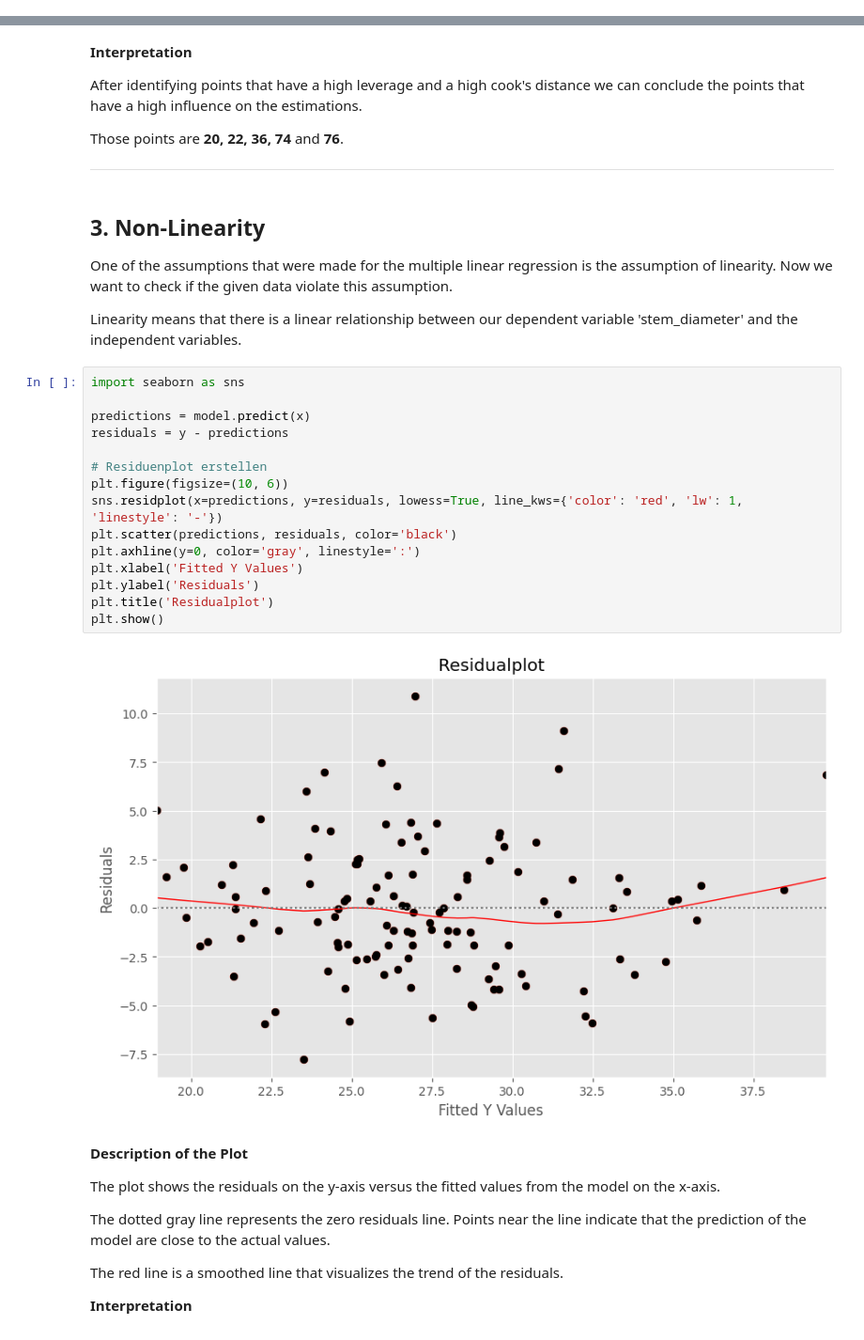
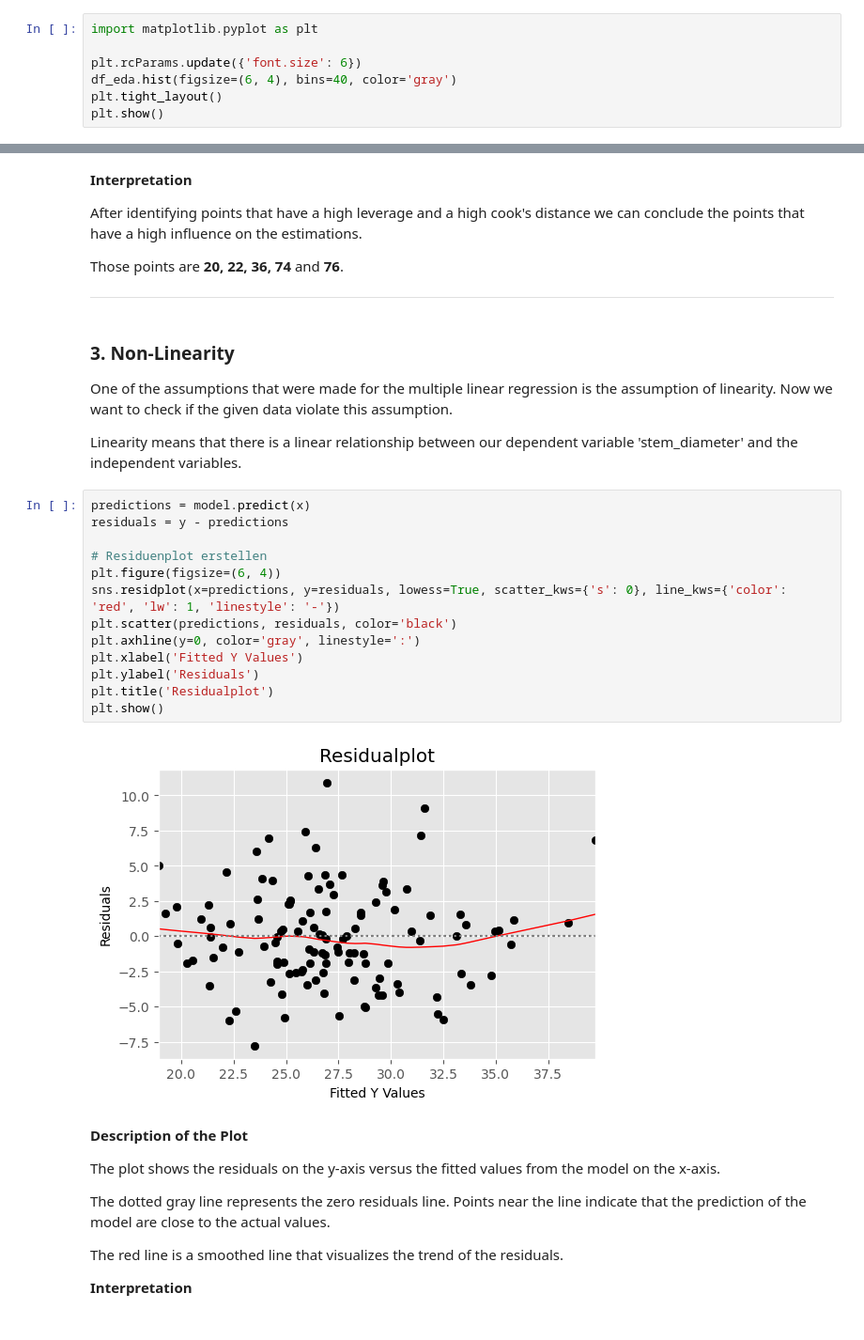
Before and after one commit to Statsomat/OLSAI, a Jupyter notebook: ColabNotebooks/CacaoPL_v2.ipynb, the cells around one changed output, grey strips where cells are left out. Shown: that part at 94% size. Drawn from its saved outputs; the diff is of its cells as text.

```diff
--- a/ColabNotebooks/CacaoPL_v2.ipynb
+++ b/ColabNotebooks/CacaoPL_v2.ipynb
@@ -42,0 +94,7 @@ model = sm.OLS(y, x).fit() # train the model
+# %%
+import matplotlib.pyplot as plt
+
+plt.rcParams.update({'font.size': 6})
+df_eda.hist(figsize=(6, 4), bins=40, color='gray')
+plt.tight_layout()
+plt.show()
@@ -244,28 +443,26 @@ Those points are **20, 22, 36, 74** and **76**.
 
 ___
 # %% [markdown]
-## 3. Non-Linearity
+### 3. Non-Linearity
 
 One of the assumptions that were made for the multiple linear regression is the assumption of linearity. Now we want to check if the given data violate this assumption.
 
 Linearity means that there is a linear relationship between our dependent variable 'stem_diameter' and the independent variables.
 # %%
-import seaborn as sns
-
 predictions = model.predict(x)
 residuals = y - predictions
 
 # Residuenplot erstellen
-plt.figure(figsize=(10, 6))
-sns.residplot(x=predictions, y=residuals, lowess=True, line_kws={'color': 'red', 'lw': 1, 'linestyle': '-'})
+plt.figure(figsize=(6, 4))
+sns.residplot(x=predictions, y=residuals, lowess=True, scatter_kws={'s': 0}, line_kws={'color': 'red', 'lw': 1, 'linestyle': '-'})
 plt.scatter(predictions, residuals, color='black')
 plt.axhline(y=0, color='gray', linestyle=':')
 plt.xlabel('Fitted Y Values')
 plt.ylabel('Residuals')
 plt.title('Residualplot')
 plt.show()
 # %% [output]
-[figure, old version]
+[figure, new version]
 # %% [markdown]
 **Description of the Plot**
 
```
Also changed, not shown: parts of 45 cells of this notebook.
